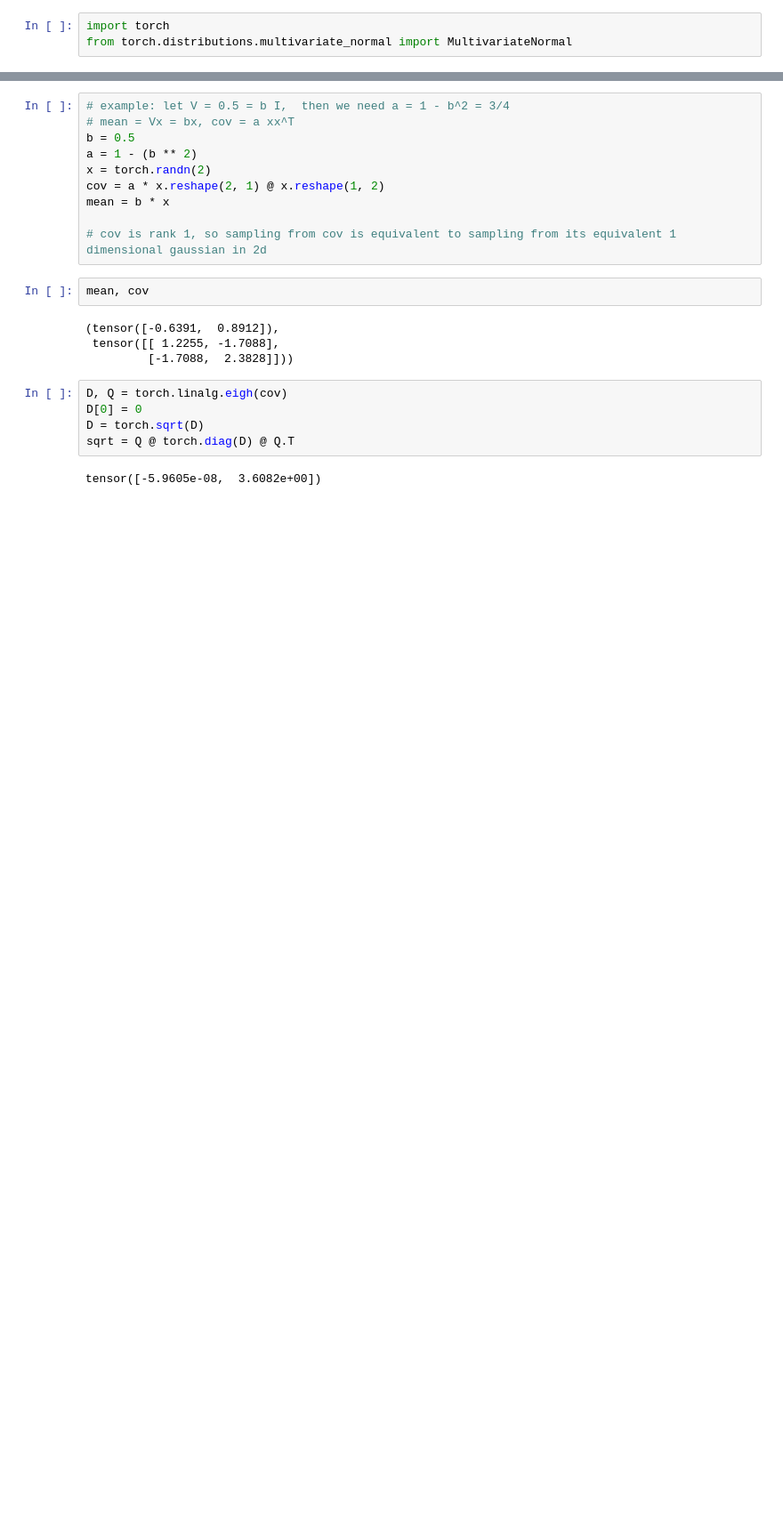
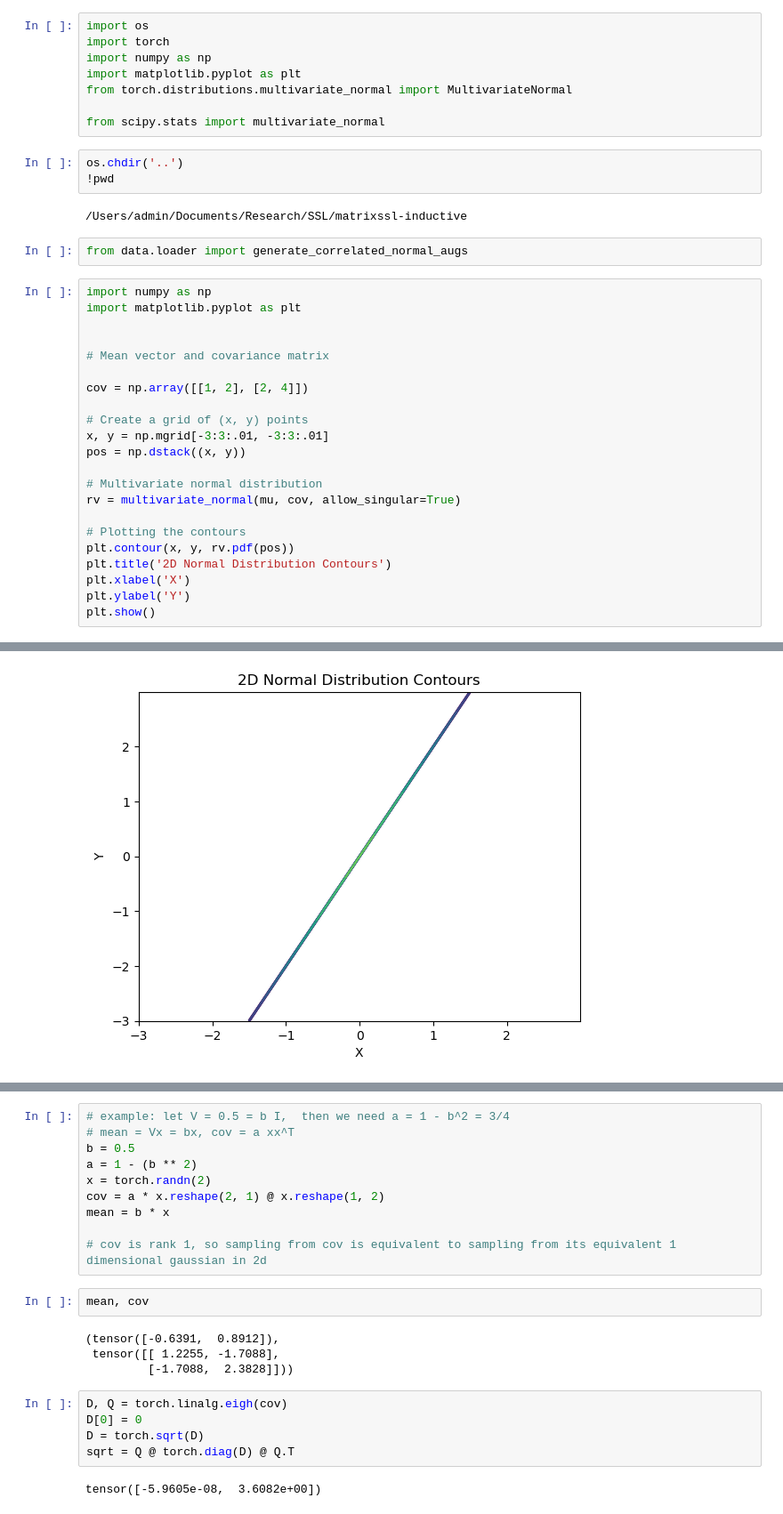
Before and after one commit to dante-hl/matrixssl-inductive, a Jupyter notebook: notebooks/distributions.ipynb, the cells around one changed output, grey strips where cells are left out. Shown: that part at 89% size. Drawn from its saved outputs; the diff is of its cells as text; blank space fills up the shorter version.

```diff
--- a/notebooks/distributions.ipynb
+++ b/notebooks/distributions.ipynb
@@ -1,3 +1,38 @@
 # %%
+import os
 import torch
+import numpy as np
+import matplotlib.pyplot as plt
 from torch.distributions.multivariate_normal import MultivariateNormal
+
+from scipy.stats import multivariate_normal
+# %%
+os.chdir('..')
+!pwd
+# %% [output]
+/Users/admin/Documents/Research/SSL/matrixssl-inductive
+# %%
+from data.loader import generate_correlated_normal_augs
+# %%
+import numpy as np
+import matplotlib.pyplot as plt
+
+
+# Mean vector and covariance matrix
+
+cov = np.array([[1, 2], [2, 4]])
+
+# Create a grid of (x, y) points
+x, y = np.mgrid[-3:3:.01, -3:3:.01]
+pos = np.dstack((x, y))
+
+# Multivariate normal distribution
+rv = multivariate_normal(mu, cov, allow_singular=True)
+
+# Plotting the contours
+plt.contour(x, y, rv.pdf(pos))
+plt.title('2D Normal Distribution Contours')
+plt.xlabel('X')
+plt.ylabel('Y')
+plt.show()
+# %% [output]
@@ -3,0 +41 @@ from torch.distributions.multivariate_normal import MultivariateNormal
+[figure, added]
```
Also changed, not shown: parts of 32 cells of this notebook, 2 other files.
